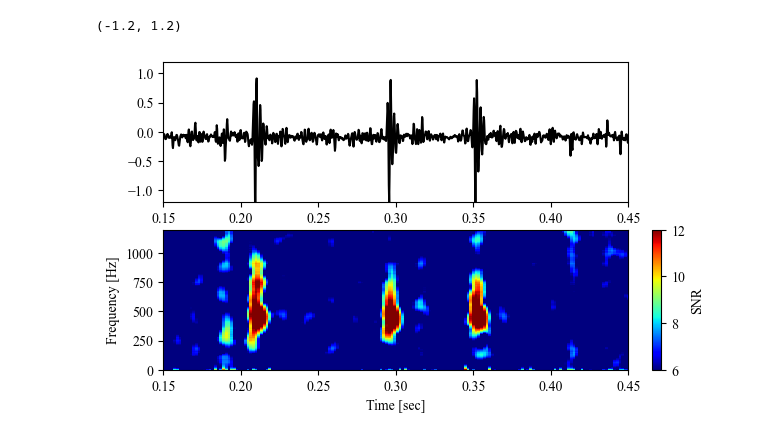
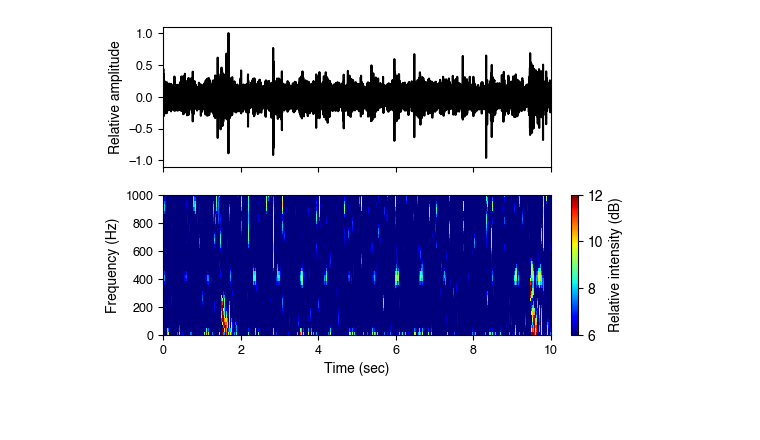
Before and after one commit to jhtong33/Code, a Jupyter notebook: 02_Plot_waveform_sound.ipynb, the cells around one changed output. Drawn from its saved outputs; the diff is of its cells as text; code cells hidden in the pictures; blank space fills up the shorter version.

```diff
--- a/02_Plot_waveform_sound.ipynb
+++ b/02_Plot_waveform_sound.ipynb
@@ -14,7 +14,10 @@ import numpy.matlib
 def calib(data, S):
     return data / ((10)**(S/20)) * (10**(-6))
 # %%
-path = '../Results/sound'
-file = f'{path}/Keelung_fish_chorus_061922109_downsampling_lp.wav'
+# path = '../Results/sound'
+# file = f'{path}/Keelung_fish_chorus_061922652_downsampling.wav'
 
-S = -176.2 # end to end
+path = '/Users/tong/Documents/09_IONTU/Results/Detection_fishcall/99_tolisten'
+file = f'{path}/Taoyuan_230822070001_399Hz.wav'
+
+S = 0 #-176.1 # end to end 619194340_downsampling_lp.wav
@@ -21,5 +28,6 @@ S = -176.2 # end to end
 # %%
 rate, data = read(file)
+data = data.astype(np.float32, order='C') / 32768.0
 data = calib(data, S)
 
 strtime = file.rsplit('.')[1]
@@ -27,3 +35,9 @@ mm = strtime[2:4]
 dd = strtime[4:6]
 hh = strtime[6:8]
 print(mm,dd,hh)
+
+tr = Trace()
+tr.data = data
+tr.stats.sampling_rate = rate
+# tr = tr.slice(tr.stats.starttime, tr.stats.starttime)
+tr = tr.filter('bandpass', freqmin=100, freqmax=1000, corners=4, zerophase=True)
@@ -38,43 +57,51 @@ tr.stats.sampling_rate = rate
 # %%
-length = 256/4
+length = 256*6
 f,t,P = signal.stft(tr.data, fs= tr.stats.sampling_rate, window='hann',
                           nperseg=length, noverlap=int(0.9*length), nfft=4000, detrend='constant', boundary=None, padded=False)
-data = 10*np.log10(np.abs(P)/np.power(1, 2)) + 176.2
+data = 10*np.log10(np.abs(P)/np.power(1, 2)) #+ 176.2
 
 axis=1
 ambient = np.percentile(data, 20, axis=axis)
 if axis==0:
     input_data = np.subtract(data, np.matlib.repmat(ambient, data.shape[axis], 1))
 elif axis==1:
     input_data = np.subtract(data, np.matlib.repmat(ambient, data.shape[axis], 1).T)
 
 #============= plot
 #============= plot
 #============= plot
 
 
 # xmin = tr_cut.times()[0]; xmax = tr_cut.times()[-1]
-xmin = 0.15; xmax =0.45
-ylim = 1.2
+# xmin = 1.25; xmax =1.55
+xmin = 0; xmax=10
+ylim = 1.1
 
-fig, ax = plt.subplots(2,1, figsize=(6, 4))
-plt.rcParams["font.family"] = "Times New Roman"
+fig, ax = plt.subplots(2,1, figsize=(5, 4), sharex=True)
+plt.rcParams["font.family"] = "Helvetica"
 im1 = ax[1].imshow(input_data, vmin=6, vmax=12,
            origin='lower',  aspect='auto', cmap=cm.jet,
            extent=[t[0], t[-1], f[0], f[-1]], interpolation='none')
-ax[1].set_ylabel('Frequency [Hz]')
-ax[1].set_xlabel('Time [sec]')
-ax[1].set_ylim(0, 1200)
+ax[1].set_ylabel('Frequency (Hz)', fontsize=10)
+ax[1].set_xlabel('Time (sec)' , fontsize=10)
+ax[1].set_ylim(0, 1000)
 ax[1].set_xlim(xmin,xmax)
+# ax[1].set_xticks(np.arange(xmin, xmax+0.01, 0.1))
+# ax[1].set_xticklabels([0, 0.1,0.2,0.3,0.4,0.5,0.6])
+ax[1].tick_params(axis='both', labelsize=9)
 rect = [0.94, 0.11, 0.015, 0.35]
 cbar_ax = fig.add_axes(rect)
-plt.colorbar(im1, cax=cbar_ax, label = 'SNR')
+plt.colorbar(im1, cax=cbar_ax, label = 'Relative intensity (dB)')
 
-ax[0].plot(tr.times(), tr.data/ max(tr.data), 'k')
+ax[0].plot(tr.times(), tr.data/ max(abs(tr.data)), 'k')
 ax[0].set_xlim(xmin,xmax)
 ax[0].set_ylim(-1*ylim, ylim)
+ax[0].set_ylabel('Relative amplitude', fontsize=10)
+# ax[0].set_title(f'Keelung_fish_chorus_20230619T221009\n')
+ax[0].tick_params(axis='both', labelsize=9)
 
-# ax[0].set_title(f'{mm}/{dd}T{hh}:{begin_min}:{begin_sec}')
+savepath = '/Users/tong/Documents/09_IONTU/ForCF/海保署報告/Figure'
+plt.savefig(f'{savepath}/Taoyuan_230822070001_399Hz.png', dpi=200, bbox_inches='tight')
+plt.savefig(f'{savepath}/Taoyuan_230822070001_399Hz.pdf', dpi=200)
 # %% [output]
-(-1.2, 1.2)
-[figure, old version]
+[figure, new version]
```
Also changed, not shown: parts of 5 cells of this notebook, 6 other files.
